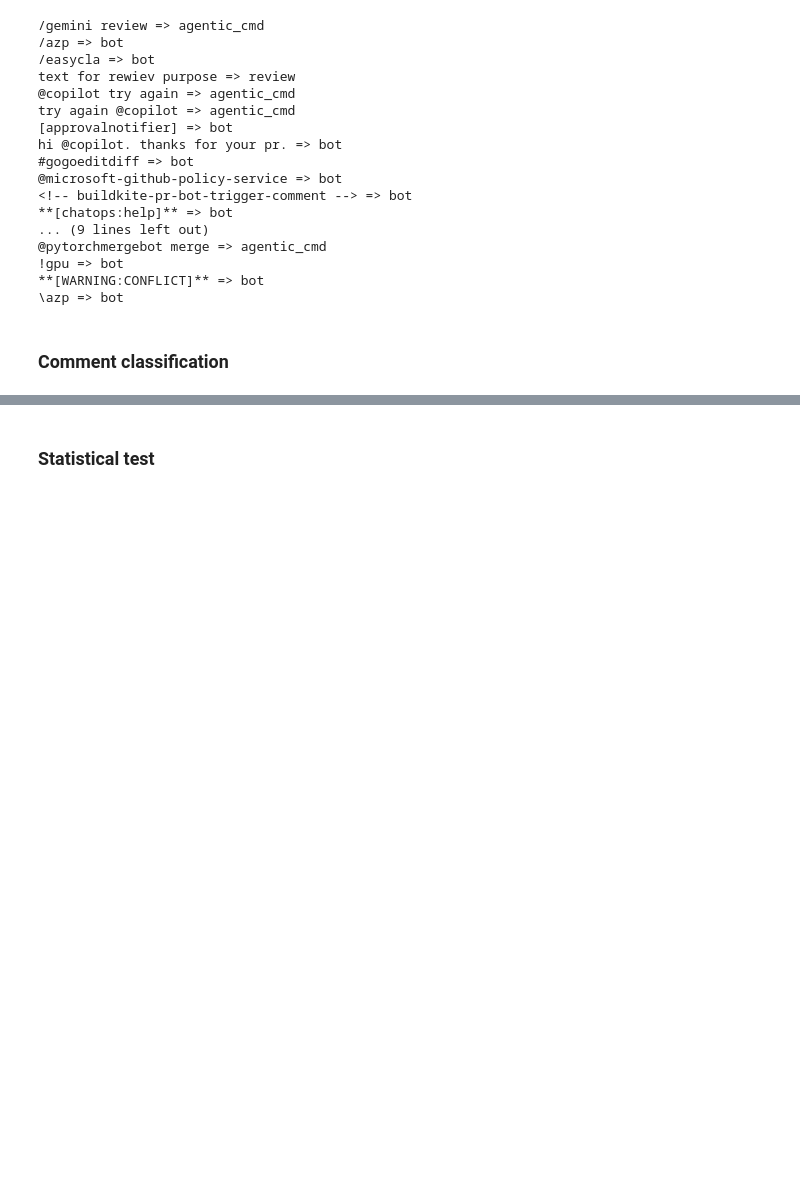
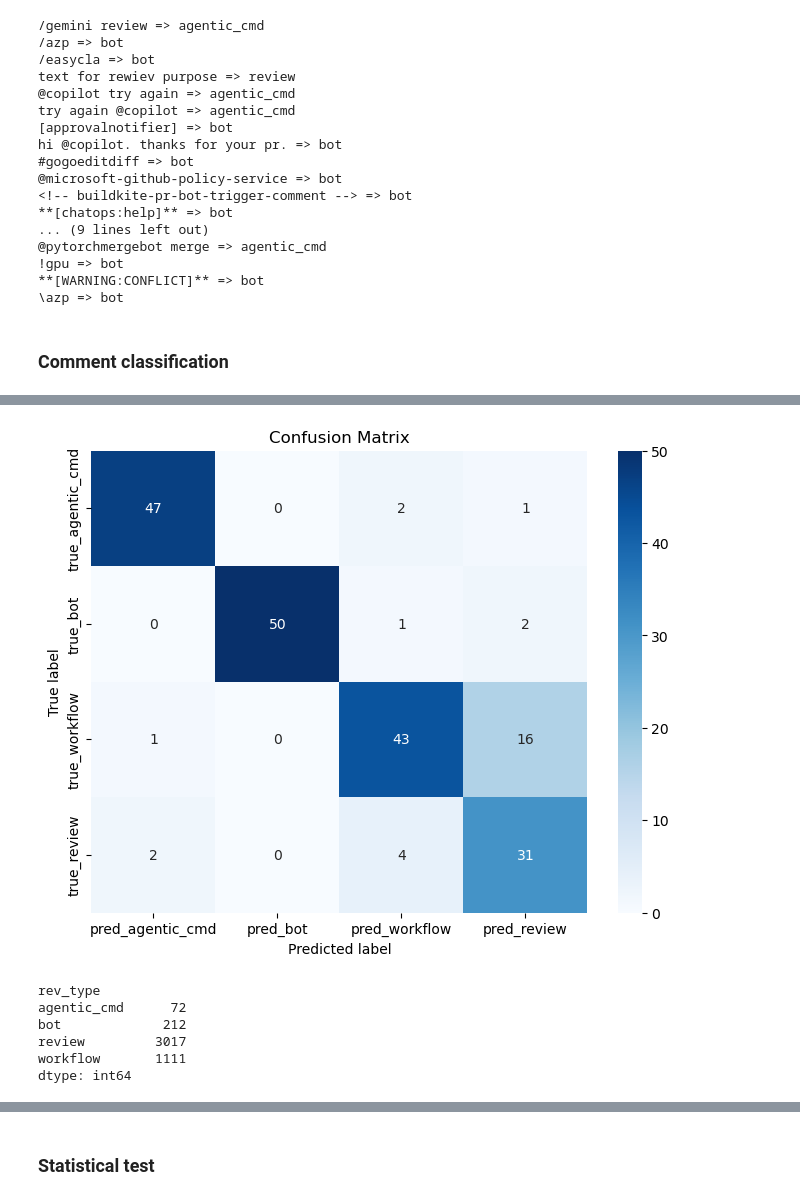
Before and after one commit to ncusi/reviewing-ai-generated-prs-ease2026-short, a Jupyter notebook: RQ2.ipynb, the cells around one changed output, grey strips where cells are left out. Saved outputs shown, nothing was run; the diff lists cells and outputs as text; code cells hidden in the pictures; blank space fills up the shorter version.

Commit message:
Added Evaluation
Added manual evaluation to comment classification

```diff
--- a/RQ2.ipynb
+++ b/RQ2.ipynb
@@ -449,0 +478,4 @@ Name: count, dtype: float64
+# %%
+df_eval_pr_comments = pd.read_csv("Evaluation/evaluation_sample_annotated_RQ2_pr_comments.csv")
+
+print(df_eval_pr_comments.head())
@@ -449,0 +496,18 @@ Name: count, dtype: float64
+# %%
+from sklearn.metrics import confusion_matrix, classification_report
+
+labels = ["agentic_cmd", "bot", "workflow", "review"]
+
+cm = confusion_matrix(
+    df_eval_pr_comments["gold_label"],
+    df_eval_pr_comments["predicted_label"],
+    labels=labels
+)
+
+cm_df = pd.DataFrame(
+    cm,
+    index=[f"true_{l}" for l in labels],
+    columns=[f"pred_{l}" for l in labels]
+)
+
+print(cm_df)
@@ -449,0 +540,21 @@ Name: count, dtype: float64
+# %%
+import seaborn as sns
+import matplotlib.pyplot as plt
+
+plt.figure(figsize=(8,6))
+sns.heatmap(cm_df, annot=True, fmt="d", cmap="Blues")
+plt.title("Confusion Matrix")
+plt.ylabel("True label")
+plt.xlabel("Predicted label")
+plt.show()
+# %% [output]
+[figure, added]
+# %%
+human_pr_comments_from_repos_with_human_df[human_pr_comments_from_repos_with_human_df['user_type'] == 'User'].groupby(human_pr_comments_from_repos_with_human_df['rev_type']).size()
+# %% [output]
+rev_type
+agentic_cmd      72
+bot             212
+review         3017
+workflow       1111
+dtype: int64
```
Also changed, not shown: parts of 34 cells of this notebook, 7 other files.
